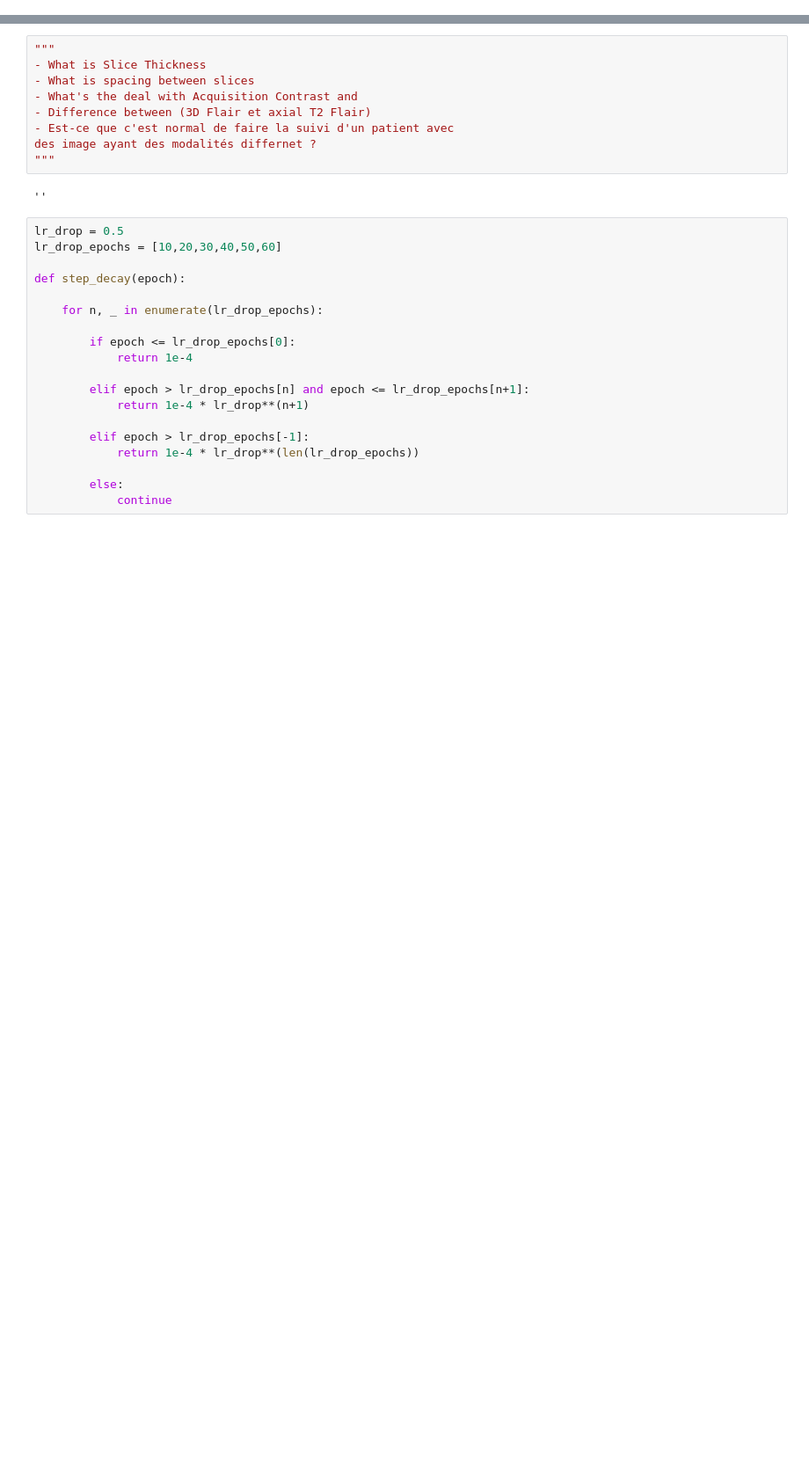
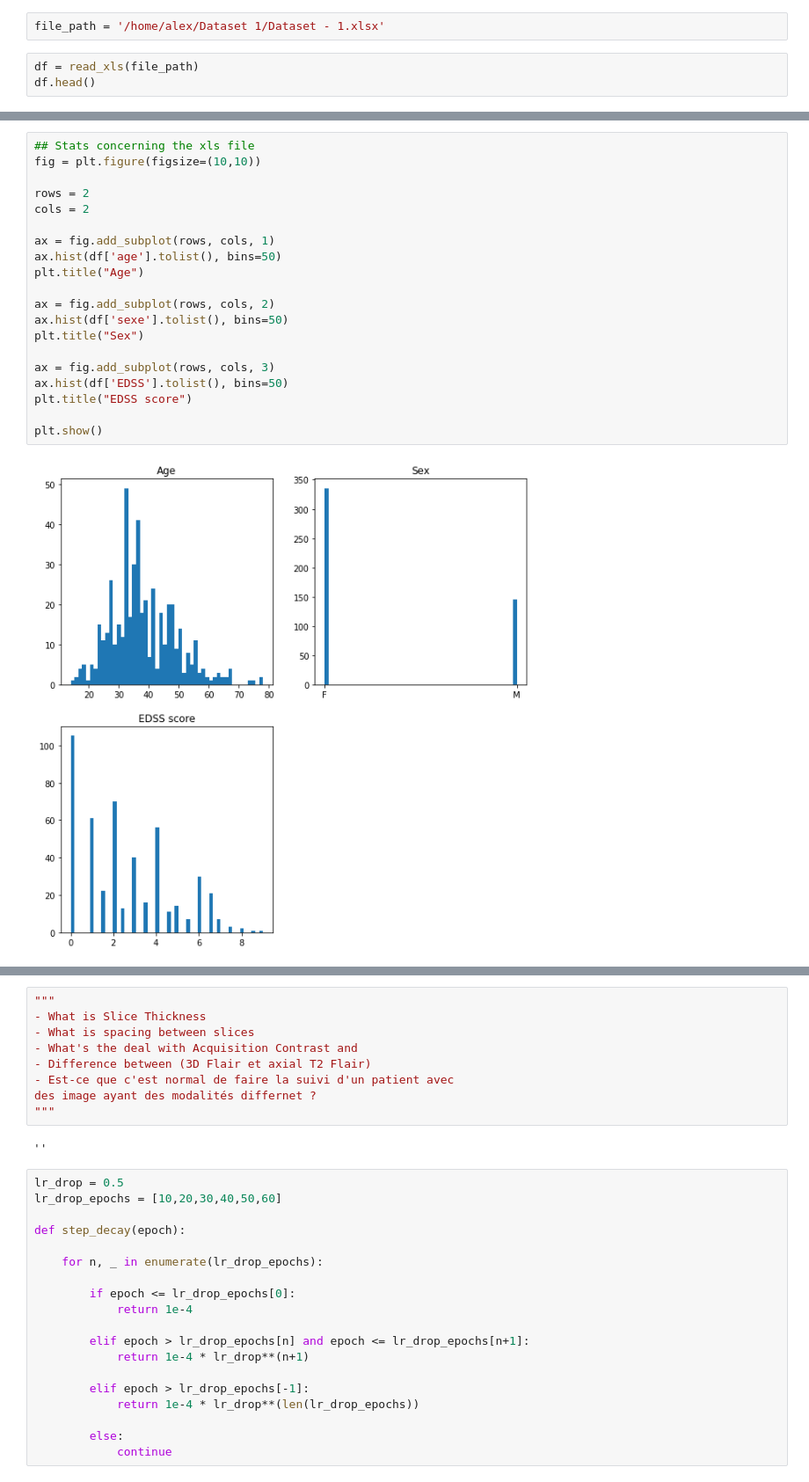
Before and after one commit to ajoseph12/JFRDataChallenge, a Jupyter notebook: notebooks/Exploration.ipynb, the cells around one changed output, grey strips where cells are left out. Shown at 88% size. Cells and saved outputs as stored; diff of their text form; blank space fills up the shorter version.

```diff
--- a/notebooks/Exploration.ipynb
+++ b/notebooks/Exploration.ipynb
@@ -228,0 +145,5 @@ dataset.SliceThickness
+# %%
+file_path = '/home/alex/Dataset 1/Dataset - 1.xlsx'
+# %%
+df = read_xls(file_path)
+df.head()
@@ -228,0 +157,22 @@ dataset.SliceThickness
+# %%
+## Stats concerning the xls file
+fig = plt.figure(figsize=(10,10))
+
+rows = 2
+cols = 2
+
+ax = fig.add_subplot(rows, cols, 1)
+ax.hist(df['age'].tolist(), bins=50)
+plt.title("Age")
+
+ax = fig.add_subplot(rows, cols, 2)
+ax.hist(df['sexe'].tolist(), bins=50)
+plt.title("Sex")
+
+ax = fig.add_subplot(rows, cols, 3)
+ax.hist(df['EDSS'].tolist(), bins=50)
+plt.title("EDSS score")
+
+plt.show()
+# %% [output]
+[figure, added]
```
Also changed, not shown: parts of 61 cells of this notebook, 1 other file.
